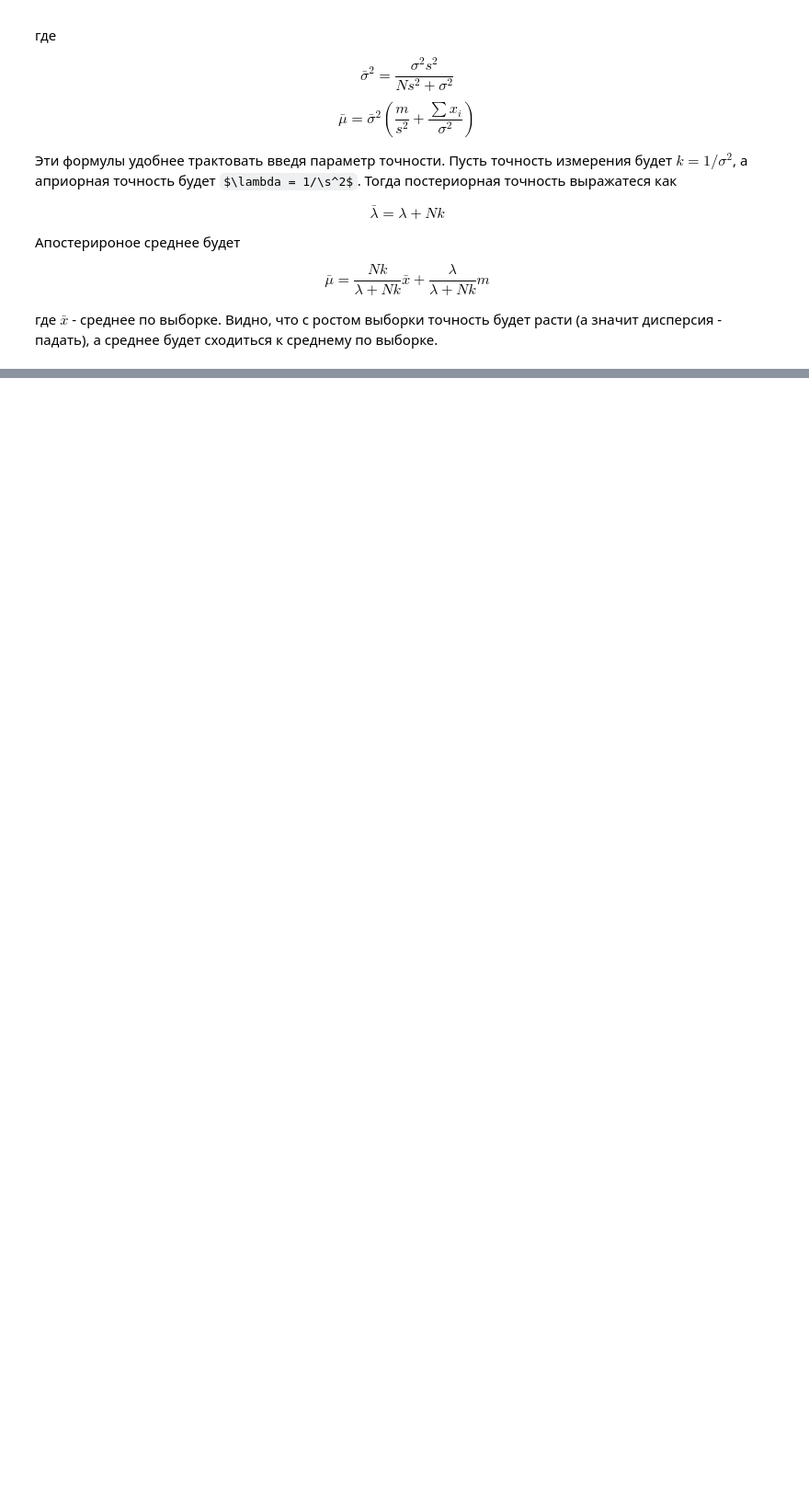
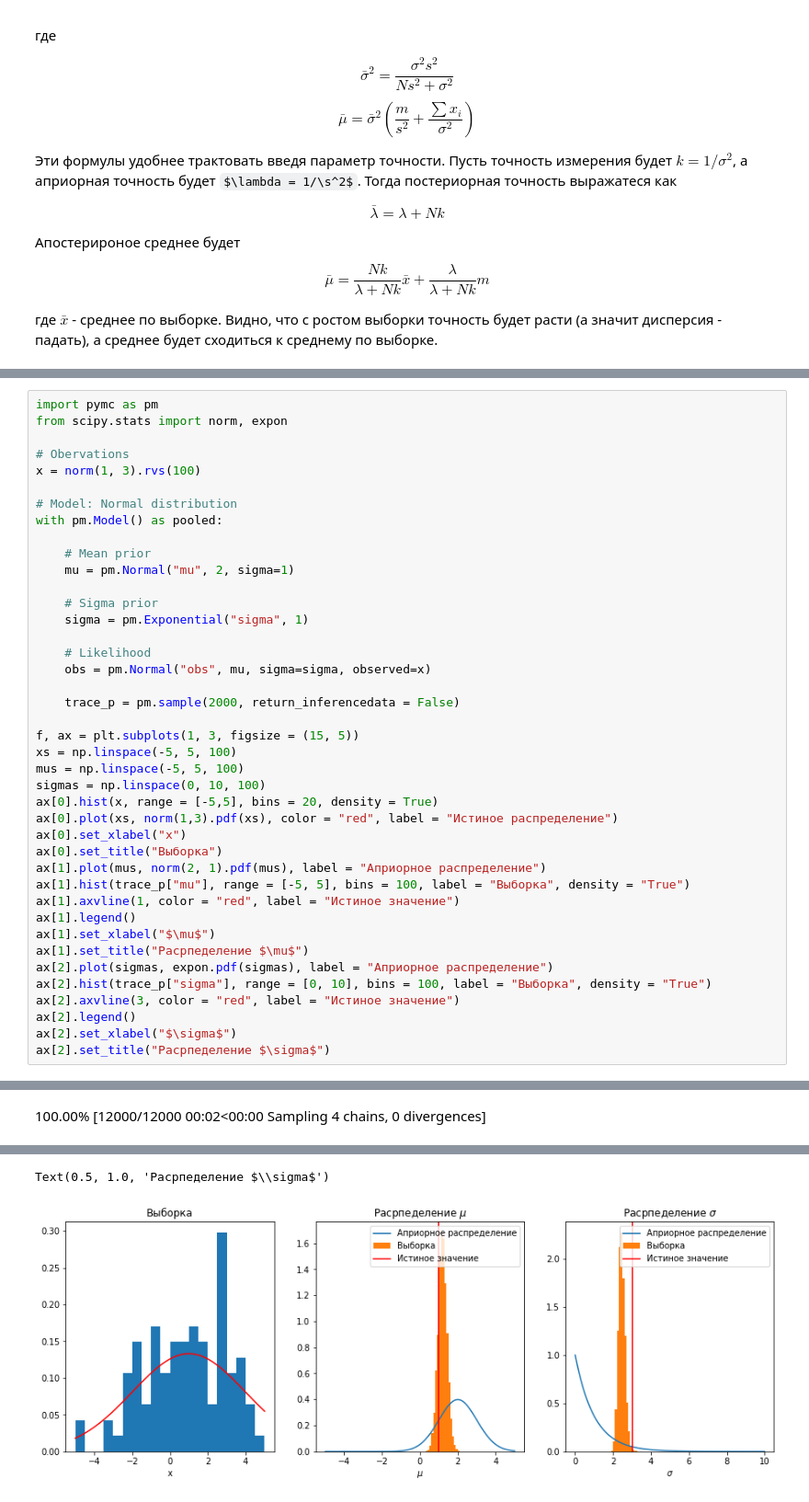
Before and after one commit to mozgit/From-Stats-to-ML, a Jupyter notebook: Лекция_4_Функция_правдоподобия.ipynb, the cells around one changed output, grey strips where cells are left out. Shown at 92% size. Cells and saved outputs as stored; diff of their text form; some formulas as TeX source; blank space fills up the shorter version.

```diff
--- a/Лекция_4_Функция_правдоподобия.ipynb
+++ b/Лекция_4_Функция_правдоподобия.ipynb
@@ -732,0 +852,42 @@ $$\int P(X|\theta, ...)P(\theta)d\theta$$
+# %%
+import pymc as pm
+from scipy.stats import norm, expon
+
+# Obervations
+x = norm(1, 3).rvs(100)
+
+# Model: Normal distribution
+with pm.Model() as pooled:
+
+    # Mean prior
+    mu = pm.Normal("mu", 2, sigma=1)
+
+    # Sigma prior
+    sigma = pm.Exponential("sigma", 1)
+
+    # Likelihood
+    obs = pm.Normal("obs", mu, sigma=sigma, observed=x)
+
+    trace_p = pm.sample(2000, return_inferencedata = False)
+
+f, ax = plt.subplots(1, 3, figsize = (15, 5))
+xs = np.linspace(-5, 5, 100)
+mus = np.linspace(-5, 5, 100)
+sigmas = np.linspace(0, 10, 100)
+ax[0].hist(x, range = [-5,5], bins = 20, density = True)
+ax[0].plot(xs, norm(1,3).pdf(xs), color = "red", label = "Истиное распределение")
+ax[0].set_xlabel("x")
+ax[0].set_title("Выборка")
+ax[1].plot(mus, norm(2, 1).pdf(mus), label = "Априорное распределение")
+ax[1].hist(trace_p["mu"], range = [-5, 5], bins = 100, label = "Выборка", density = "True")
+ax[1].axvline(1, color = "red", label = "Истиное значение")
+ax[1].legend()
+ax[1].set_xlabel("$\mu$")
+ax[1].set_title("Расрпеделение $\mu$")
+ax[2].plot(sigmas, expon.pdf(sigmas), label = "Априорное распределение")
+ax[2].hist(trace_p["sigma"], range = [0, 10], bins = 100, label = "Выборка", density = "True")
+ax[2].axvline(3, color = "red", label = "Истиное значение")
+ax[2].legend()
+ax[2].set_xlabel("$\sigma$")
+ax[2].set_title("Расрпеделение $\sigma$")
+# %% [output]
@@ -732,0 +898 @@ $$\int P(X|\theta, ...)P(\theta)d\theta$$
+100.00% [12000/12000 00:02<00:00 Sampling 4 chains, 0 divergences]
@@ -732,0 +900,2 @@ $$\int P(X|\theta, ...)P(\theta)d\theta$$
+Text(0.5, 1.0, 'Расрпеделение $\\sigma$')
+[figure, added]
```
Also changed, not shown: parts of 11 cells of this notebook, 1 other file.
